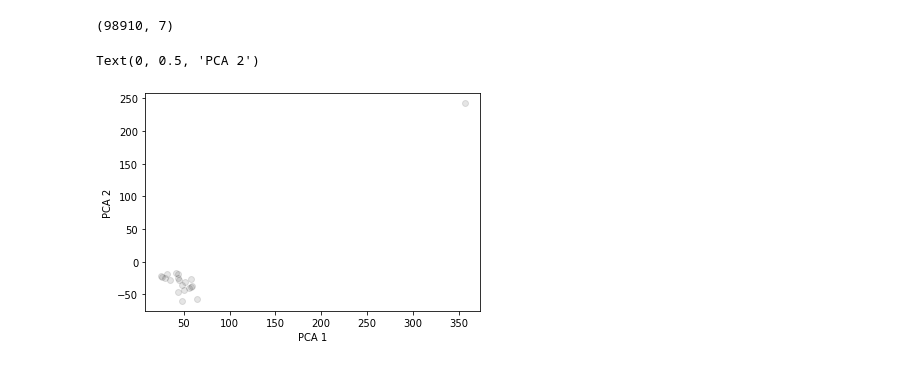
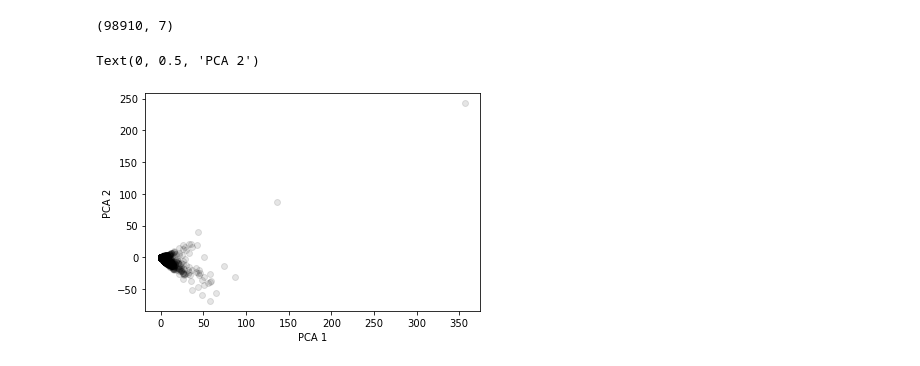
Before and after one commit to JustVasquez/C2C-User-Analysis, a Jupyter notebook: C2C User Analysis.ipynb, the cells around one changed output. Cells and saved outputs as stored; diff of their text form; code cells hidden in the pictures.

```diff
--- a/C2C User Analysis.ipynb
+++ b/C2C User Analysis.ipynb
@@ -437,10 +441,3 @@ sdndf
 | 98908 | -0.111343 | -0.008056 | -0.024420 | -0.045507 | -0.057165 | ... |
 | 98909 | -0.111343 | -0.008056 | -0.024420 | -0.045507 | -0.057165 | ... |
 98910 rows × 38 columns
-# %%
-SSE = []
-
-for cluster in range(1,30):
-    kmeans = KMeans(n_clusters = cluster, init='k-means++')
-    kmeans.fit(sdndf)
-    SSE.append(kmeans.inertia_)
@@ -483,9 +469,9 @@ PCs.shape
 # %% [output]
 (98910, 7)
 # %%
-plt.scatter(PCs.head(20)[0], PCs.head(20)[1], alpha=.1, color='black')
+plt.scatter(PCs[0], PCs[1], alpha=.1, color='black')
 plt.xlabel('PCA 1')
 plt.ylabel('PCA 2')
 # %% [output]
 Text(0, 0.5, 'PCA 2')
-[figure, old version]
+[figure, new version]
```
Also changed, not shown: parts of 9 cells of this notebook.
